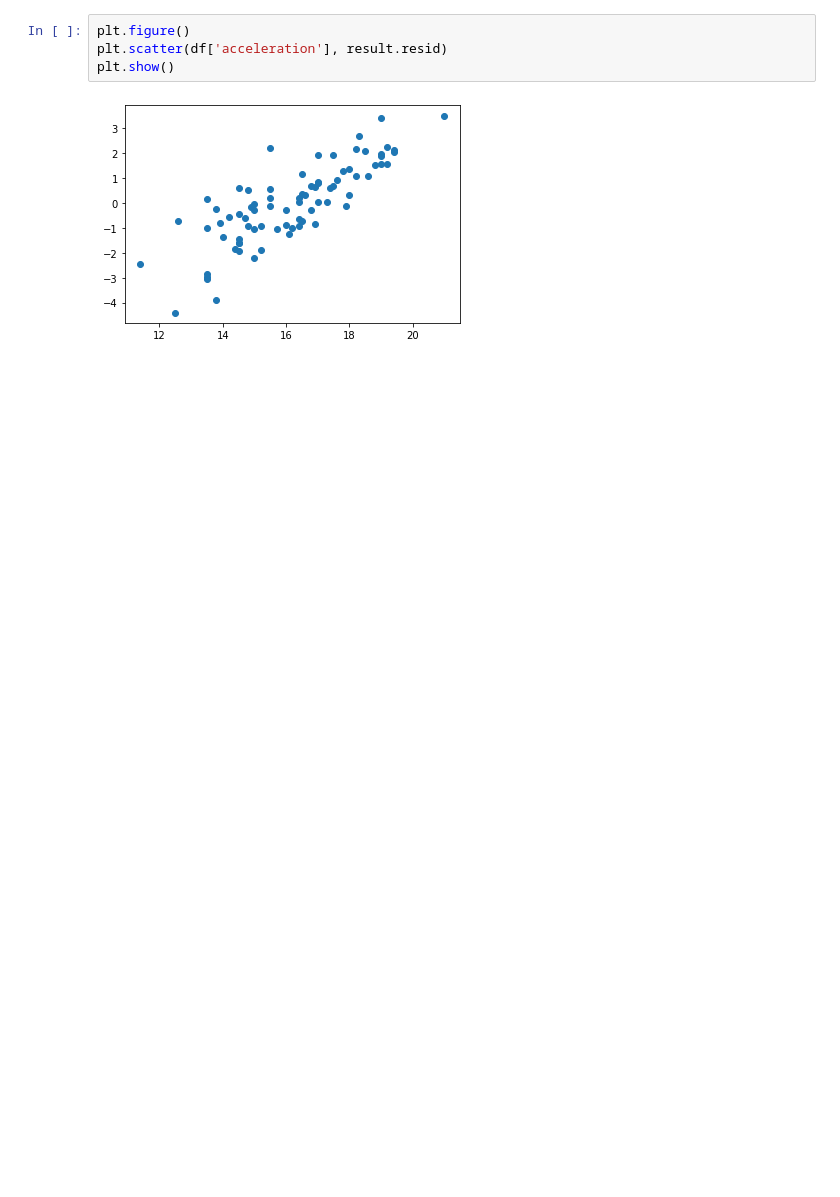
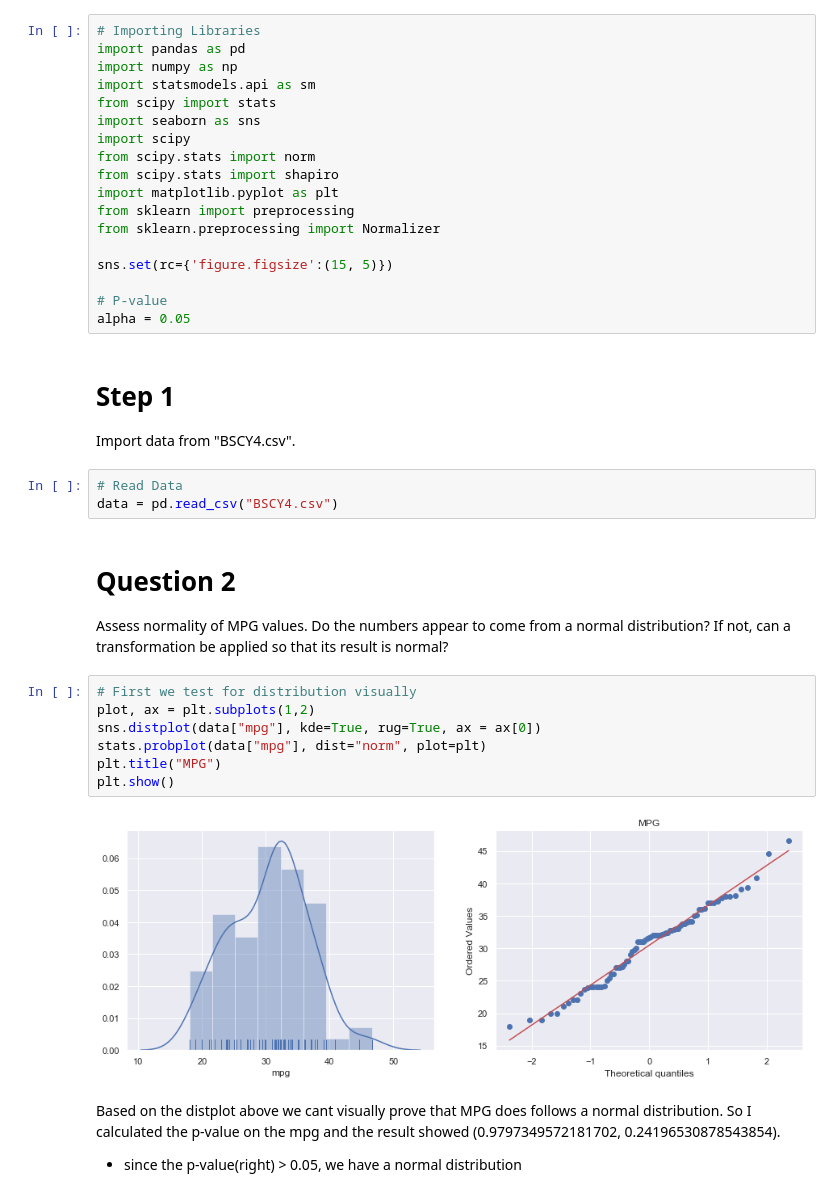
Before and after one commit to Esedicol/Data-Mining, a Jupyter notebook: Regression Analysis/Lab_02.ipynb, the cells around one changed output. Saved outputs shown, nothing was run; the diff lists cells and outputs as text; blank space fills up the shorter version.

```diff
--- a/Regression Analysis/Lab_02.ipynb
+++ b/Regression Analysis/Lab_02.ipynb
@@ -202,6 +1,41 @@ Warnings:
-# %%
-plt.figure()
-plt.scatter(df['acceleration'], result.resid)
-plt.show()
-# %% [output]
-[figure, removed]
+# %%
+# Importing Libraries
+import pandas as pd
+import numpy as np
+import statsmodels.api as sm
+from scipy import stats
+import seaborn as sns
+import scipy
+from scipy.stats import norm
+from scipy.stats import shapiro
+import matplotlib.pyplot as plt
+from sklearn import preprocessing
+from sklearn.preprocessing import Normalizer
+
+sns.set(rc={'figure.figsize':(15, 5)})
+
+# P-value
+alpha = 0.05
+# %% [markdown]
+# Step 1
+Import	data	from	"BSCY4.csv".
+# %%
+# Read Data
+data = pd.read_csv("BSCY4.csv")
+# %% [markdown]
+# Question 2
+Assess	 normality	 of	 MPG	 values.	 Do	 the	 numbers	 appear	 to	 come	 from	 a	 normal	 distribution?	 If	 not,	 can	 a	 transformation	 be	applied	so	that	its	result	is	normal?
+# %%
+# First we test for distribution visually
+plot, ax = plt.subplots(1,2)
+sns.distplot(data["mpg"], kde=True, rug=True, ax = ax[0])
+stats.probplot(data["mpg"], dist="norm", plot=plt)
+plt.title("MPG")
+plt.show()
+# %% [output]
+[figure, added]
+# %% [markdown]
+Based on the distplot above we cant visually prove that MPG does follows a normal distribution. So I calculated the
+p-value on the mpg and the result showed (0.9797349572181702, 0.24196530878543854).
+
+- since the p-value(right) > 0.05, we have a normal distribution
```
Also changed, not shown: parts of 37 cells of this notebook.
